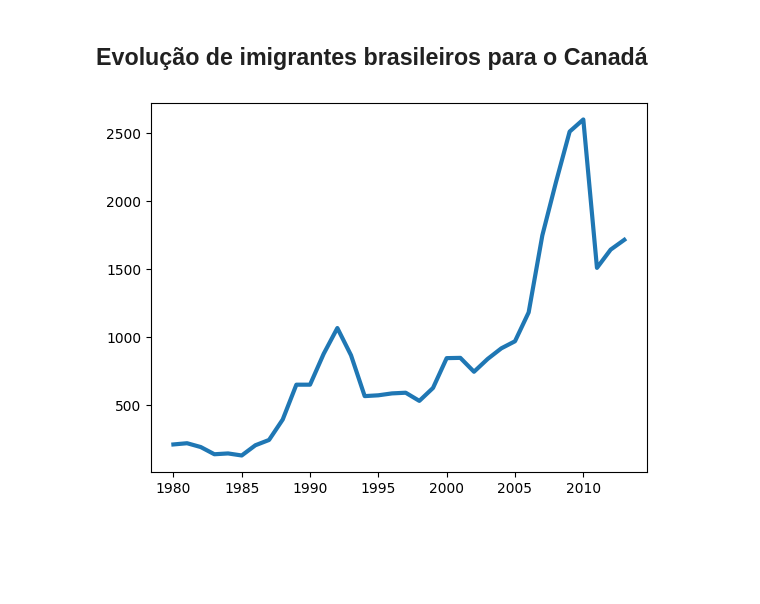
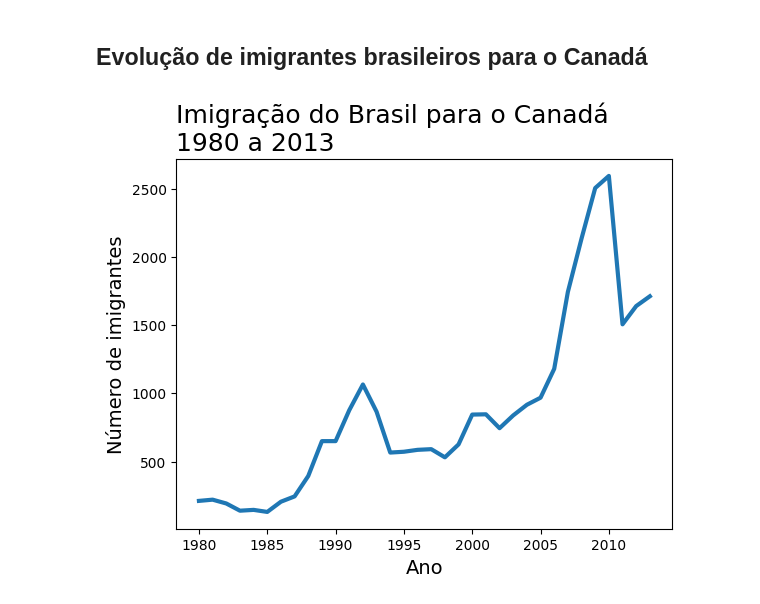
Before and after one commit to nayarasudariodiniz/analise-imigrantes-brasileiros, a Jupyter notebook: analise_de_imigrantes_brasileiros.ipynb, the cells around one changed output. Saved outputs shown, nothing was run; the diff lists cells and outputs as text; code cells hidden in the pictures; blank space fills up the shorter version.

Commit message:
Adiciona o título do gráfico e identifica os eixos do grpafico de imigrantes brasileiros para o Canadá.

```diff
--- a/analise_de_imigrantes_brasileiros.ipynb
+++ b/analise_de_imigrantes_brasileiros.ipynb
@@ -84,8 +85,11 @@ import matplotlib.pyplot as plt
 # %%
 fig, ax = plt.subplots()
 ax.plot(dados_brasil['ano'], dados_brasil['imigrantes'], lw=3)
 ax.xaxis.set_major_locator(plt.MultipleLocator(5))
+ax.set_title('Imigração do Brasil para o Canadá\n1980 a 2013', fontsize=18, loc='left')
+ax.set_xlabel('Ano', fontsize=14)
+ax.set_ylabel('Número de imigrantes', fontsize=14)
 
 plt.show()
 # %% [output]
-[figure, old version]
+[figure, new version]
```
Also changed, not shown: parts of 1 cell of this notebook.
